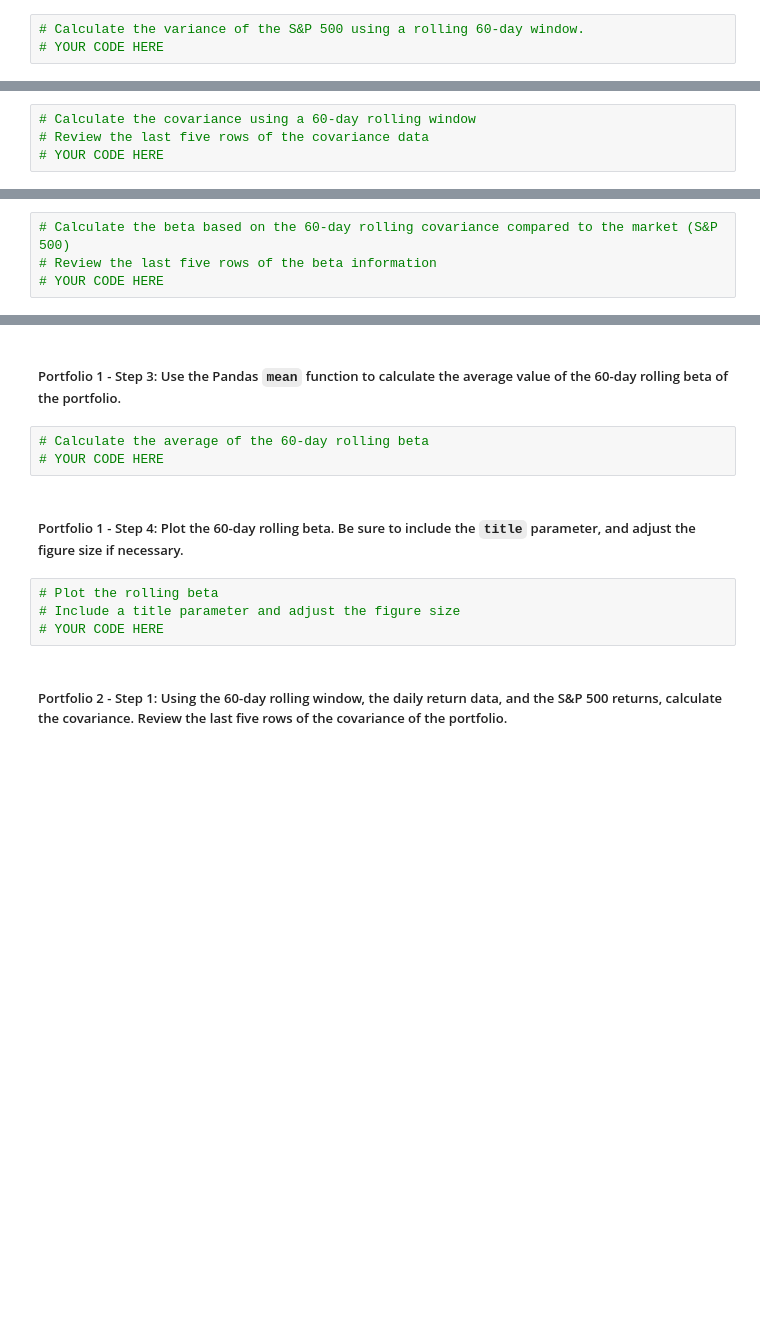
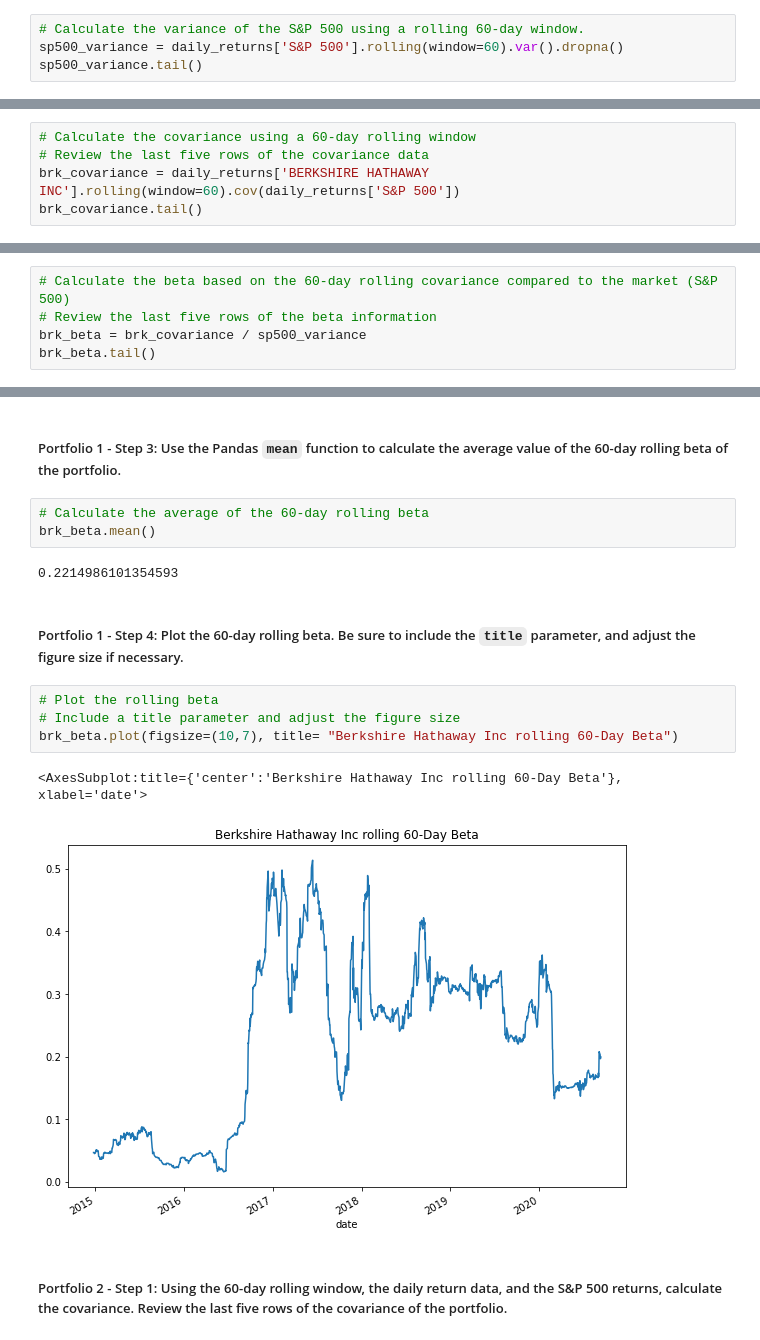
Before and after one commit to dboyne3/Module_Challenge_4, a Jupyter notebook: risk_return_analysis.ipynb, the cells around one changed output, grey strips where cells are left out. Saved outputs shown, nothing was run; the diff lists cells and outputs as text; blank space fills up the shorter version.

```diff
--- a/risk_return_analysis.ipynb
+++ b/risk_return_analysis.ipynb
@@ -329,4 +352,5 @@ Your analysis is nearing completion. Now, you need to evaluate how the portfolio
 #### Use the Pandas `var` function to calculate the variance of the S&P 500 by using a 60-day rolling window. Visualize the last five rows of the variance of the S&P 500.
 # %%
 # Calculate the variance of the S&P 500 using a rolling 60-day window.
-# YOUR CODE HERE
+sp500_variance = daily_returns['S&P 500'].rolling(window=60).var().dropna()
+sp500_variance.tail()
@@ -345,4 +377,5 @@ Your analysis is nearing completion. Now, you need to evaluate how the portfolio
 # %%
 # Calculate the covariance using a 60-day rolling window
 # Review the last five rows of the covariance data
-# YOUR CODE HERE
+brk_covariance = daily_returns['BERKSHIRE HATHAWAY INC'].rolling(window=60).cov(daily_returns['S&P 500'])
+brk_covariance.tail()
@@ -351,4 +392,5 @@ Your analysis is nearing completion. Now, you need to evaluate how the portfolio
 # %%
 # Calculate the beta based on the 60-day rolling covariance compared to the market (S&P 500)
 # Review the last five rows of the beta information
-# YOUR CODE HERE
+brk_beta = brk_covariance / sp500_variance
+brk_beta.tail()
@@ -356,13 +406,18 @@ Your analysis is nearing completion. Now, you need to evaluate how the portfolio
 ##### Portfolio 1 - Step 3: Use the Pandas `mean` function to calculate the average value of the 60-day rolling beta of the portfolio.
 # %%
 # Calculate the average of the 60-day rolling beta
-# YOUR CODE HERE
+brk_beta.mean()
+# %% [output]
+0.2214986101354593
 # %% [markdown]
 ##### Portfolio 1 - Step 4: Plot the 60-day rolling beta. Be sure to include the `title` parameter, and adjust the figure size if necessary.
 # %%
 # Plot the rolling beta
 # Include a title parameter and adjust the figure size
-# YOUR CODE HERE
+brk_beta.plot(figsize=(10,7), title= "Berkshire Hathaway Inc rolling 60-Day Beta")
+# %% [output]
+<AxesSubplot:title={'center':'Berkshire Hathaway Inc rolling 60-Day Beta'}, xlabel='date'>
+[figure, added]
 # %% [markdown]
 ##### Portfolio 2 - Step 1: Using the 60-day rolling window, the daily return data, and the S&P 500 returns, calculate the covariance. Review the last five rows of the covariance of the portfolio.
 # %%
```
Also changed, not shown: parts of 21 cells of this notebook, 1 other file.
